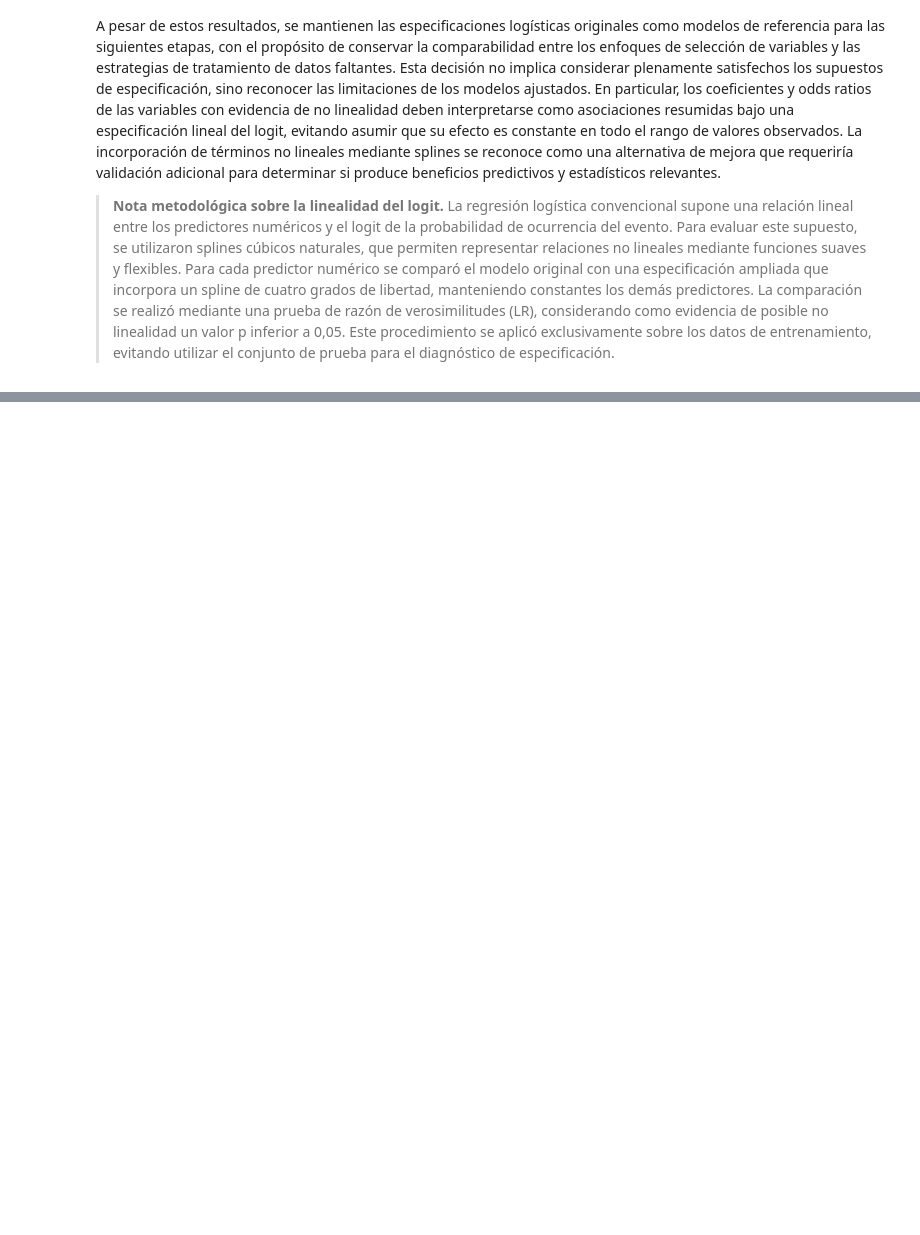
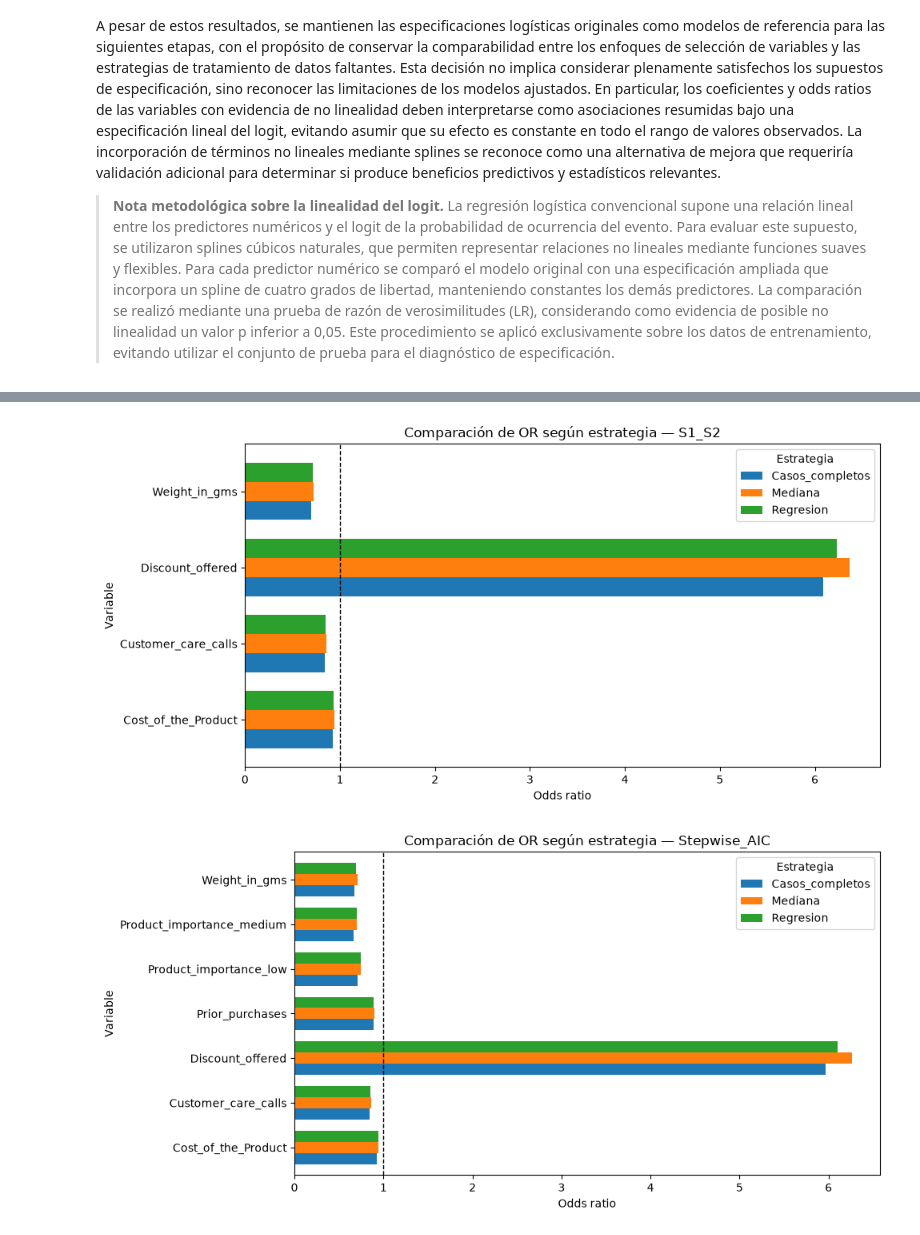
Before and after one commit to jorge170102/ESTAD-STICA-COMPUTACIONAL---Grupo-7--MCDI501.202682.1914.EL.ON, a Jupyter notebook: notebooks/sumativa_3.ipynb, the cells around one changed output, grey strips where cells are left out. Saved outputs shown, nothing was run; the diff lists cells and outputs as text; code cells hidden in the pictures; blank space fills up the shorter version.

```diff
--- a/notebooks/sumativa_3.ipynb
+++ b/notebooks/sumativa_3.ipynb
@@ -1394,0 +1854,43 @@ En particular, los coeficientes y odds ratios de las variables con evidencia de
+# %%
+# ============================================================
+# 6.1. Comparación gráfica de odds ratios
+# ============================================================
+
+for nombre_modelo in especificaciones_imp:
+
+    datos = tabla_coef_imp.loc[
+        (tabla_coef_imp["modelo"] == nombre_modelo)
+        & (tabla_coef_imp["variable"] != "const")
+    ]
+
+    comparacion = datos.pivot(
+        index="variable",
+        columns="estrategia",
+        values="OR"
+    )
+
+    ax = comparacion.plot(
+        kind="barh",
+        figsize=(10, 5),
+        width=0.75
+    )
+
+    ax.axvline(
+        1,
+        color="black",
+        linestyle="--",
+        linewidth=1
+    )
+
+    ax.set_title(
+        f"Comparación de OR según estrategia — {nombre_modelo}"
+    )
+    ax.set_xlabel("Odds ratio")
+    ax.set_ylabel("Variable")
+    ax.legend(title="Estrategia")
+
+    plt.tight_layout()
+    plt.show()
+# %% [output]
+[figure, added]
+[figure, added]
```
Also changed, not shown: parts of 7 cells of this notebook.
